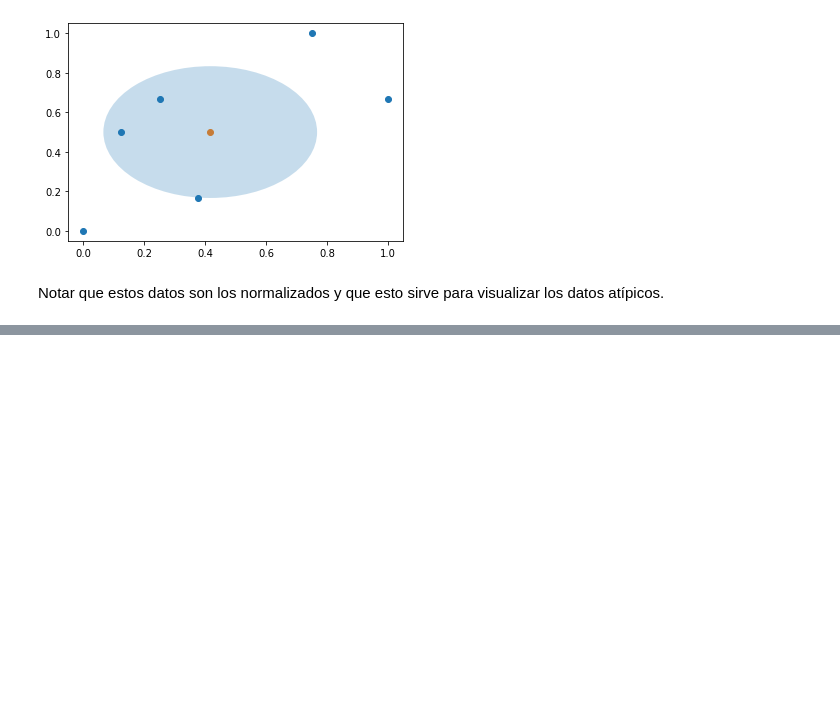
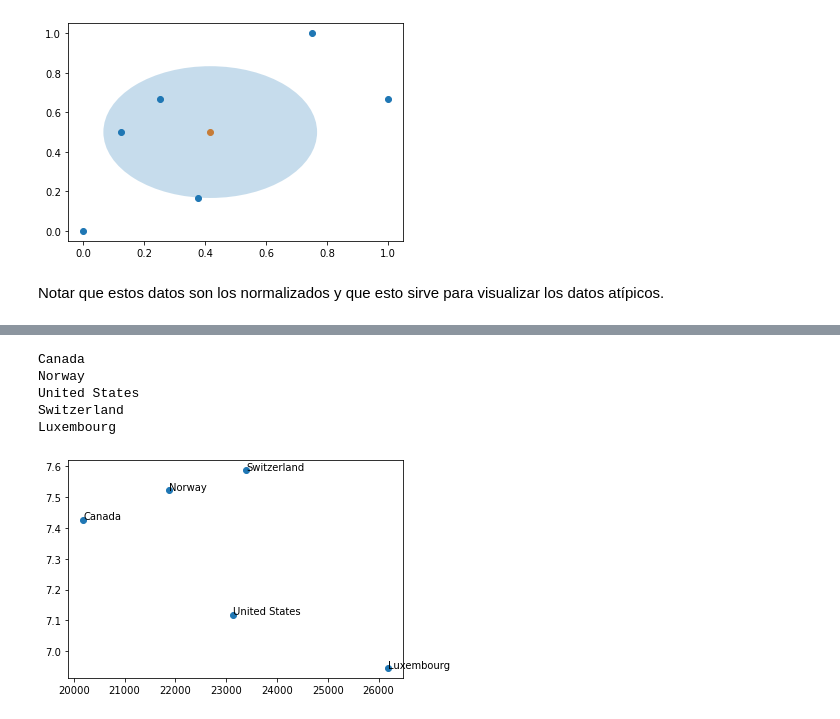
Before and after one commit to KevinArielM/Machine-Learning-Python-, a Jupyter notebook: Estudio de K-Medias.ipynb, the cells around one changed output, grey strips where cells are left out. Saved outputs shown, nothing was run; the diff lists cells and outputs as text; code cells hidden in the pictures; blank space fills up the shorter version.

```diff
--- a/Estudio de K-Medias.ipynb
+++ b/Estudio de K-Medias.ipynb
@@ -353,0 +466,13 @@ Notar que estos datos son los normalizados y que esto sirve para visualizar los
+# %%
+plt.scatter(paises_ricos["avg_income"],paises_ricos["happyScore"])
+
+for k, row in paises_ricos.iterrows():
+    plt.text(row["avg_income"],row["happyScore"], row["country"])
+    print(row["country"])
+# %% [output]
+Canada
+Norway
+United States
+Switzerland
+Luxembourg
+[figure, added]
```
Also changed, not shown: parts of 31 cells of this notebook.
